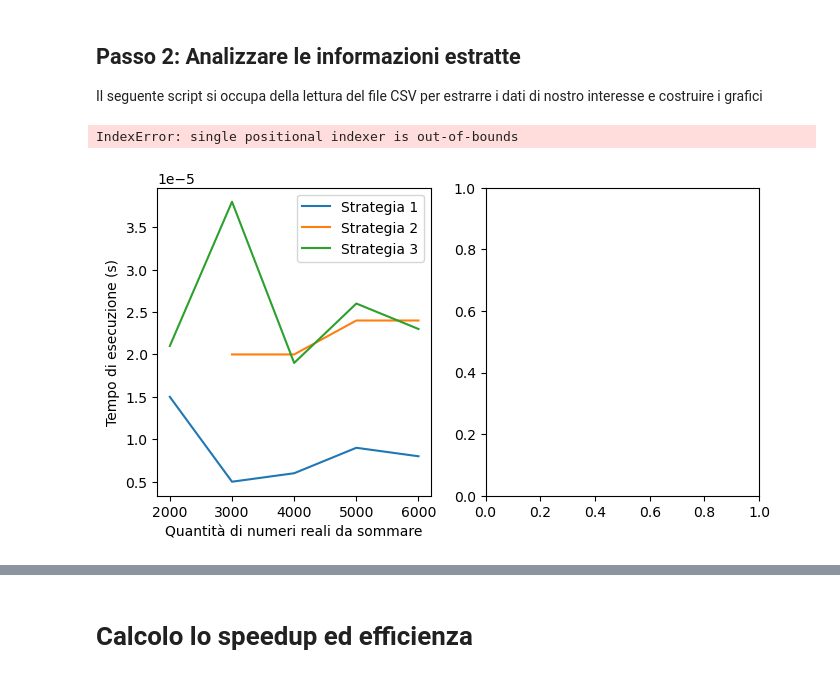
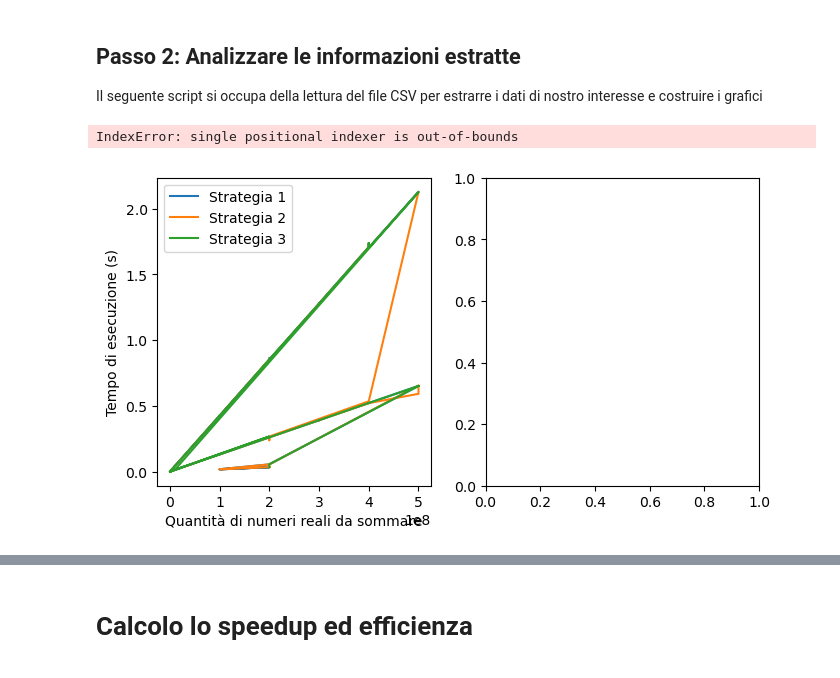
Before and after one commit to marcellorussox/MIMD-DM-Parallel-sum, a Jupyter notebook: analytics.ipynb, the cells around one changed output, grey strips where cells are left out. Saved outputs shown, nothing was run; the diff lists cells and outputs as text; code cells hidden in the pictures.

Commit message:
Grafici e nuovi dati

```diff
--- a/analytics.ipynb
+++ b/analytics.ipynb
@@ -27,7 +27,7 @@ import pandas as pd
 import matplotlib.pyplot as plt
 
 # Leggi il file CSV
-data = pd.read_csv('output/analytics_data.csv')
+data = pd.read_csv('output_sorted.csv')
 
 strategy1_data = data[data.iloc[:, 2] == 1]  # Terza colonna (numero della strategia)
 strategy2_data = data[data.iloc[:, 2] == 2]
@@ -39,31 +39,53 @@ plt.subplot(131)
 plt.plot(strategy1_data.iloc[:, 1], strategy1_data.iloc[:, 3], label='Strategia 1')  # Seconda colonna (tempo di esecuzione)
 plt.plot(strategy2_data.iloc[:, 1], strategy2_data.iloc[:, 3], label='Strategia 2')
 plt.plot(strategy3_data.iloc[:, 1], strategy3_data.iloc[:, 3], label='Strategia 3')
 plt.xlabel('Quantità di numeri reali da sommare')
 plt.ylabel('Tempo di esecuzione (s)')
 plt.legend()
 
 
 # Crea i grafici per la quinta colonna (speed up)
 plt.subplot(132)
 plt.plot(strategy1_data.iloc[:, 1], strategy1_data.iloc[:, 4], label='Strategia 1')  # Seconda colonna (speed up)
 plt.plot(strategy2_data.iloc[:, 1], strategy2_data.iloc[:, 4], label='Strategia 2')
 plt.plot(strategy3_data.iloc[:, 1], strategy3_data.iloc[:, 4], label='Strategia 3')
 plt.xlabel('Quantità di numeri reali da sommare')
 plt.ylabel('Speed Up')
 plt.legend()
 
 # Crea i grafici per la sesta colonna (speed up normalizzato)
 plt.subplot(133)
 plt.plot(strategy1_data.iloc[:, 1], strategy1_data.iloc[:, 5], label='Strategia 1')  # Seconda colonna (speed up normalizzato)
 plt.plot(strategy2_data.iloc[:, 1], strategy2_data.iloc[:, 5], label='Strategia 2')
 plt.plot(strategy3_data.iloc[:, 1], strategy3_data.iloc[:, 5], label='Strategia 3')
 plt.xlabel('Quantità di numeri reali da sommare')
 plt.ylabel('Efficienza')
 plt.legend()
 
 plt.tight_layout()
 plt.show()
+
+
+
+#Grafico a Dispersione di SPEEDUP vs NINPUT per ciascuna Strategia
+
+# Carica i dati in un DataFrame
+df = pd.read_csv('tuo_file.csv')
+
+# Creazione del grafico a dispersione
+plt.figure(figsize=(10, 6))
+
+strategie = df['STRATEGIA'].unique()
+
+for strategia in strategie:
+    sub_group = df[df['STRATEGIA'] == strategia]
+    plt.scatter(sub_group['NINPUT'], sub_group['SPEEDUP'], label=f'Strategia {strategia}', alpha=0.7)
+
+plt.xlabel('NINPUT')
+plt.ylabel('SPEEDUP')
+plt.title('Scatter Plot di SPEEDUP vs NINPUT per ciascuna Strategia')
+plt.legend()
+plt.show()
 # %% [output]
 IndexError: single positional indexer is out-of-bounds
-[figure, old version]
+[figure, new version]
```
Also changed, not shown: parts of 1 cell of this notebook, 2 other files.
